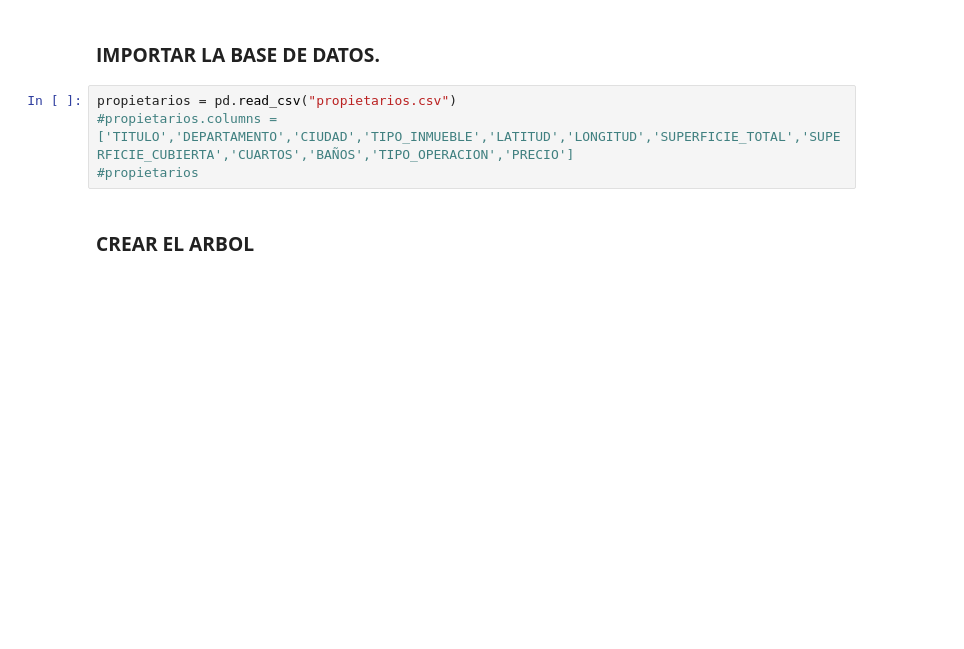
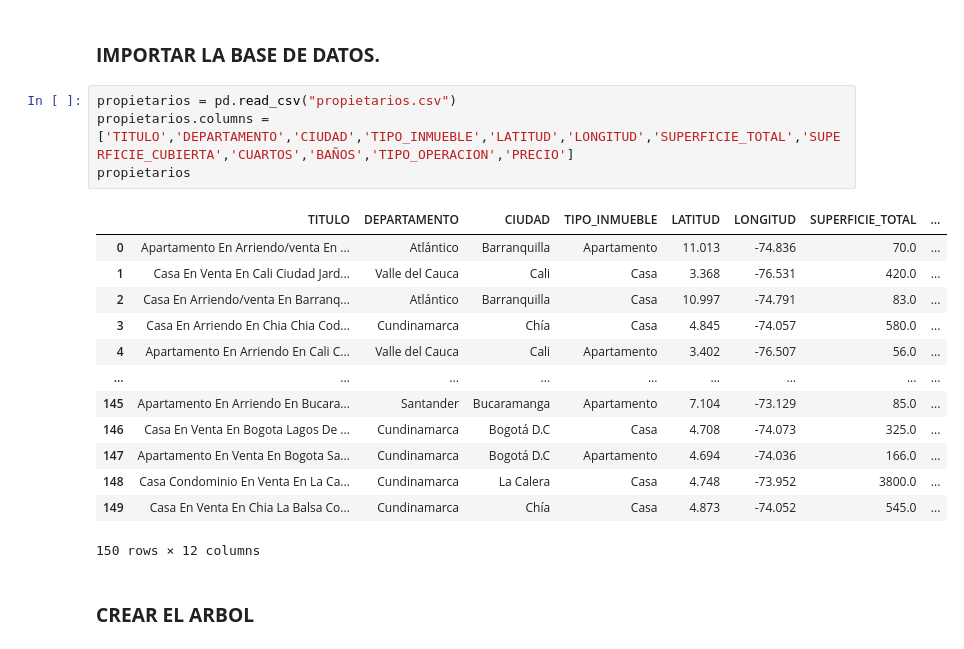
Before and after one commit to sePerezAlbor/LAB1_EDD2_202330, a Jupyter notebook: LAB_1_DATOS_2.ipynb, the cells around one changed output. Drawn from its saved outputs; the diff is of its cells as text; blank space fills up the shorter version.

```diff
--- a/LAB_1_DATOS_2.ipynb
+++ b/LAB_1_DATOS_2.ipynb
@@ -272,8 +455,22 @@ class ArbolAVL:
 ### **IMPORTAR LA BASE DE DATOS.**
 # %%
 propietarios = pd.read_csv("propietarios.csv")
-#propietarios.columns = ['TITULO','DEPARTAMENTO','CIUDAD','TIPO_INMUEBLE','LATITUD','LONGITUD','SUPERFICIE_TOTAL','SUPERFICIE_CUBIERTA','CUARTOS','BAÑOS','TIPO_OPERACION','PRECIO']
-#propietarios
+propietarios.columns = ['TITULO','DEPARTAMENTO','CIUDAD','TIPO_INMUEBLE','LATITUD','LONGITUD','SUPERFICIE_TOTAL','SUPERFICIE_CUBIERTA','CUARTOS','BAÑOS','TIPO_OPERACION','PRECIO']
+propietarios
+# %% [output]
+|  | TITULO | DEPARTAMENTO | CIUDAD | TIPO_INMUEBLE | LATITUD | LONGITUD | SUPERFICIE_TOTAL | ... |
+| 0 | Apartamento En Arriendo/venta En ... | Atlántico | Barranquilla | Apartamento | 11.013 | -74.836 | 70.0 | ... |
+| 1 | Casa En Venta En Cali Ciudad Jard... | Valle del Cauca | Cali | Casa | 3.368 | -76.531 | 420.0 | ... |
+| 2 | Casa En Arriendo/venta En Barranq... | Atlántico | Barranquilla | Casa | 10.997 | -74.791 | 83.0 | ... |
+| 3 | Casa En Arriendo En Chia Chia Cod... | Cundinamarca | Chía | Casa | 4.845 | -74.057 | 580.0 | ... |
+| 4 | Apartamento En Arriendo En Cali C... | Valle del Cauca | Cali | Apartamento | 3.402 | -76.507 | 56.0 | ... |
+| ... | ... | ... | ... | ... | ... | ... | ... | ... |
+| 145 | Apartamento En Arriendo En Bucara... | Santander | Bucaramanga | Apartamento | 7.104 | -73.129 | 85.0 | ... |
+| 146 | Casa En Venta En Bogota Lagos De ... | Cundinamarca | Bogotá D.C | Casa | 4.708 | -74.073 | 325.0 | ... |
+| 147 | Apartamento En Venta En Bogota Sa... | Cundinamarca | Bogotá D.C | Apartamento | 4.694 | -74.036 | 166.0 | ... |
+| 148 | Casa Condominio En Venta En La Ca... | Cundinamarca | La Calera | Casa | 4.748 | -73.952 | 3800.0 | ... |
+| 149 | Casa En Venta En Chia La Balsa Co... | Cundinamarca | Chía | Casa | 4.873 | -74.052 | 545.0 | ... |
+150 rows × 12 columns
 # %% [markdown]
 ### **CREAR EL ARBOL**
 # %%
```
Also changed, not shown: parts of 8 cells of this notebook.
